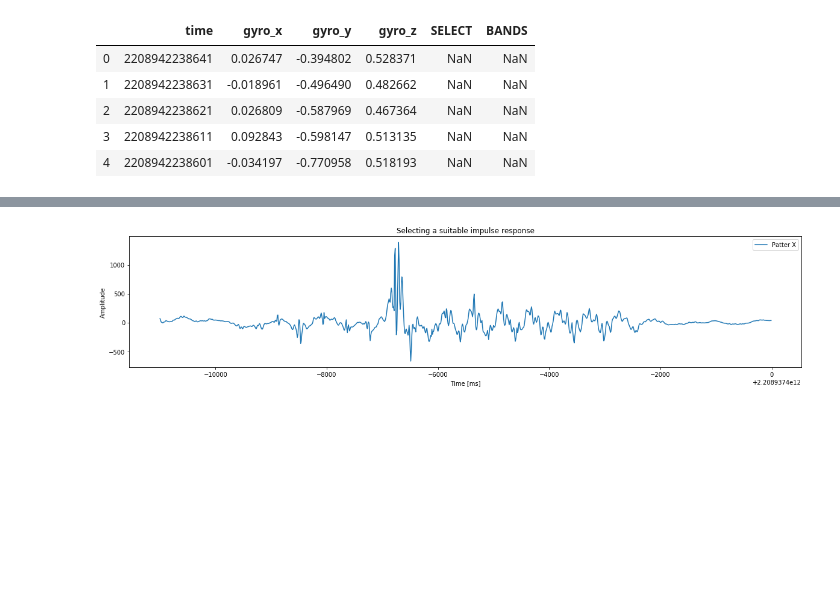
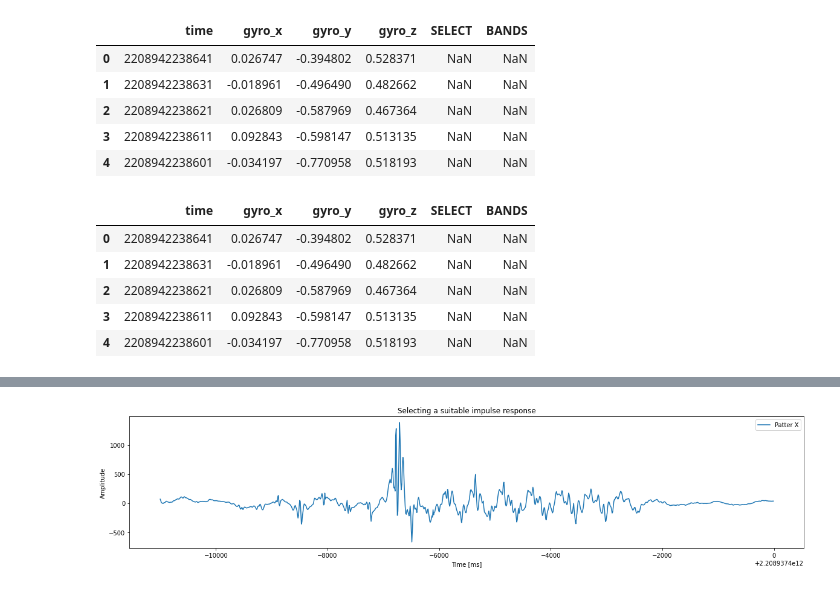
Before and after one commit to DataSEARCH-UOM/cricket_analytics, a Jupyter notebook: scripts/capture_pradeep_pattern.ipynb, the cells around one changed output, grey strips where cells are left out. Drawn from its saved outputs; the diff is of its cells as text; code cells hidden in the pictures; blank space fills up the shorter version.

```diff
--- a/scripts/capture_pradeep_pattern.ipynb
+++ b/scripts/capture_pradeep_pattern.ipynb
@@ -31 +136,10 @@ df.head()
+# %%
+df.head()
+# %% [output]
+|  | time | gyro_x | gyro_y | gyro_z | SELECT | BANDS |
+| 0 | 2208942238641 | 0.026747 | -0.394802 | 0.528371 | NaN | NaN |
+| 1 | 2208942238631 | -0.018961 | -0.496490 | 0.482662 | NaN | NaN |
+| 2 | 2208942238621 | 0.026809 | -0.587969 | 0.467364 | NaN | NaN |
+| 3 | 2208942238611 | 0.092843 | -0.598147 | 0.513135 | NaN | NaN |
+| 4 | 2208942238601 | -0.034197 | -0.770958 | 0.518193 | NaN | NaN |
 # %%
```
Also changed, not shown: parts of 21 cells of this notebook.
